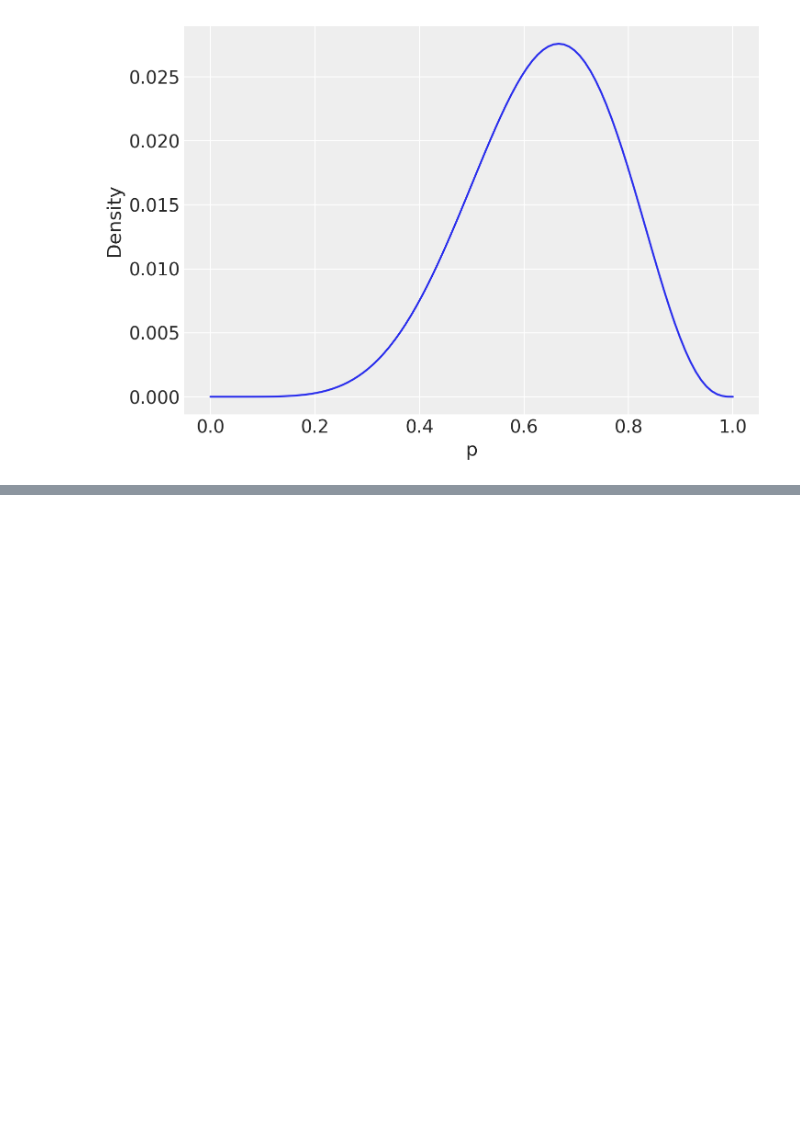
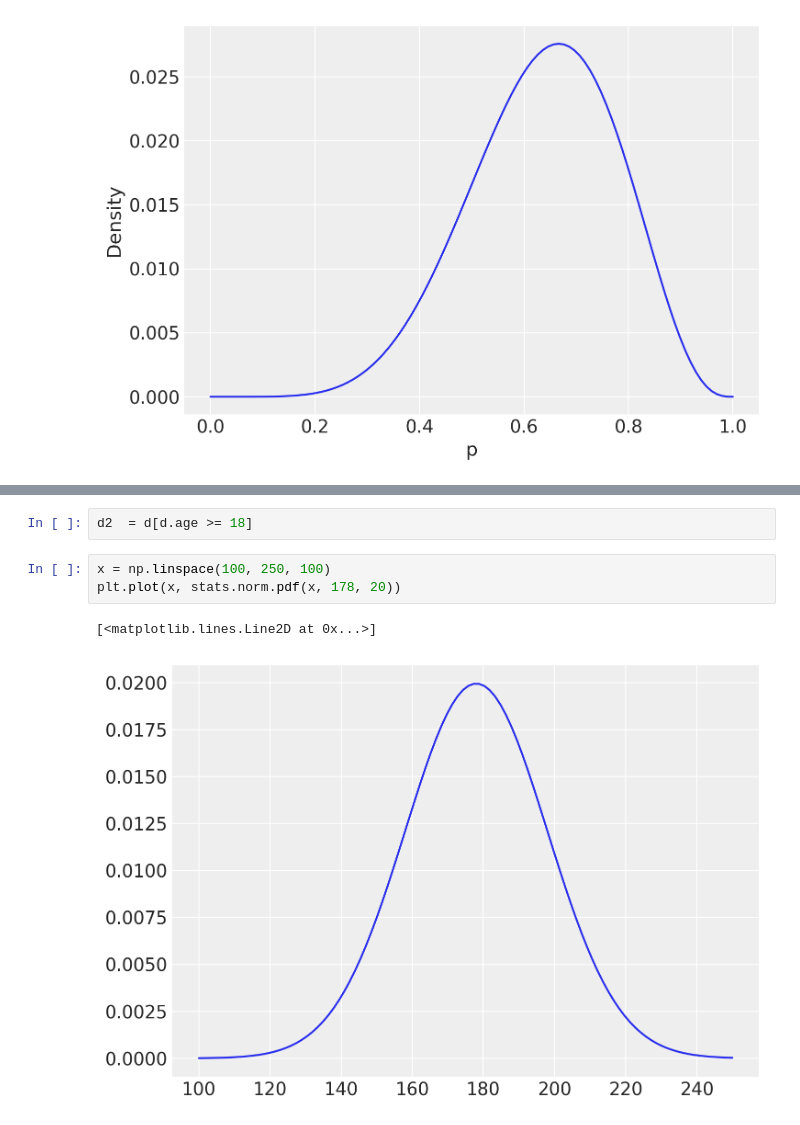
Before and after one commit to styuk/Bayes-Python, a Jupyter notebook: chapter4/chapter4.ipynb, the cells around one changed output, grey strips where cells are left out. Cells and saved outputs as stored; diff of their text form; blank space fills up the shorter version.

```diff
--- a/chapter4/chapter4.ipynb
+++ b/chapter4/chapter4.ipynb
@@ -169,0 +203,8 @@ plt.ylabel("Density");
+# %%
+d2  = d[d.age >= 18]
+# %%
+x = np.linspace(100, 250, 100)
+plt.plot(x, stats.norm.pdf(x, 178, 20))
+# %% [output]
+[<matplotlib.lines.Line2D at 0x...>]
+[figure, added]
```
Also changed, not shown: parts of 10 cells of this notebook.
